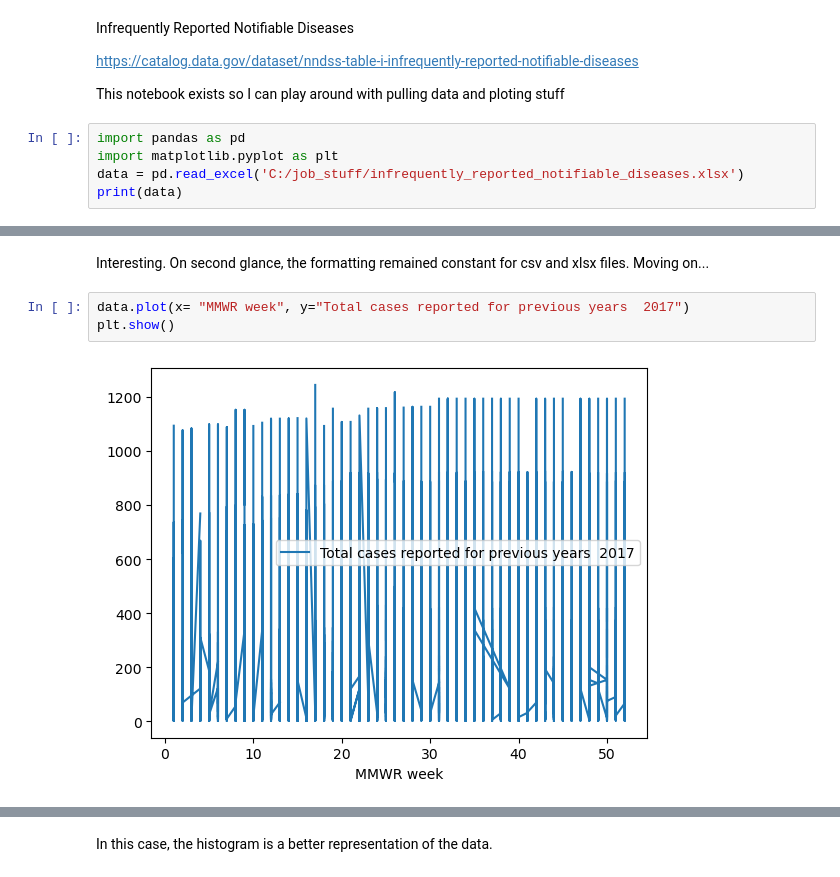
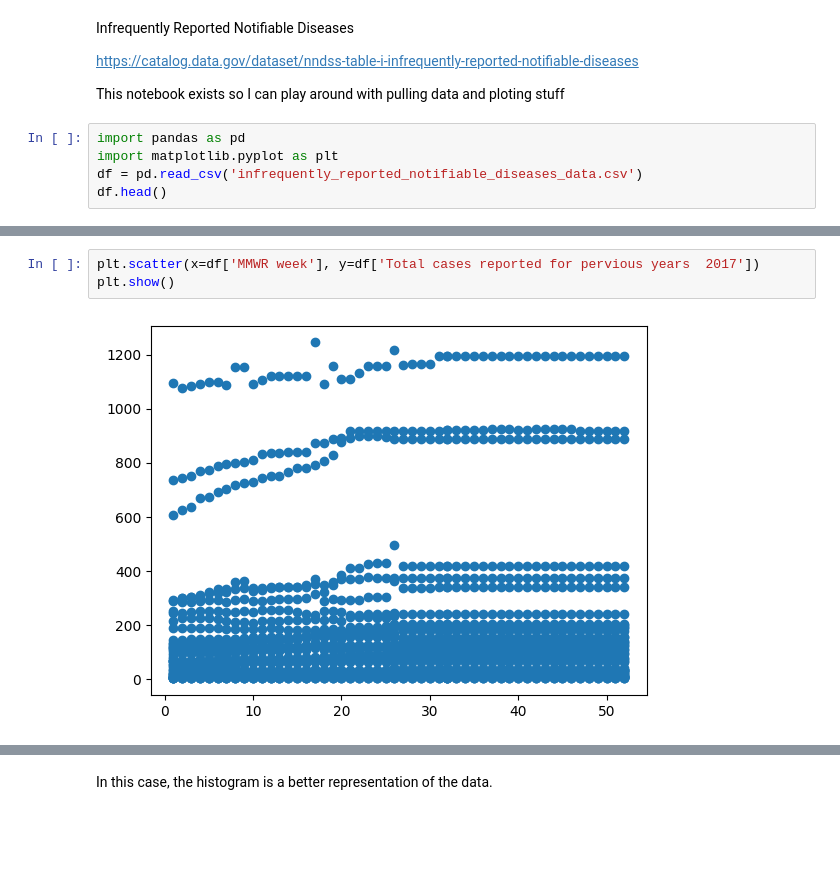
Before and after one commit to januaryeve/Infrequently_reported_diseases, a Jupyter notebook: Diseases_repo.ipynb, the cells around one changed output, grey strips where cells are left out. Drawn from its saved outputs; the diff is of its cells as text; blank space fills up the shorter version.

Commit message:
added more visualizations

```diff
--- a/Diseases_repo.ipynb
+++ b/Diseases_repo.ipynb
@@ -7,6 +7,6 @@ This notebook exists so I can play around with pulling data and ploting stuff
 # %%
 import pandas as pd
 import matplotlib.pyplot as plt
-data = pd.read_excel('C:/job_stuff/infrequently_reported_notifiable_diseases.xlsx')
-print(data)
+df = pd.read_csv('infrequently_reported_notifiable_diseases_data.csv')
+df.head()
 # %% [output]
@@ -53,10 +19,7 @@ print(data_round_2)
-# %% [markdown]
-Interesting. On second glance, the formatting remained constant for csv and xlsx files.
-Moving on...
 # %%
-data.plot(x= "MMWR week", y="Total cases reported for previous years  2017")
+plt.scatter(x=df['MMWR week'], y=df['Total cases reported for pervious years  2017'])
 plt.show()
 # %% [output]
-[figure, old version]
+[figure, new version]
 # %%
 import numpy as np
```
Also changed, not shown: parts of 6 cells of this notebook, 1 other file.
